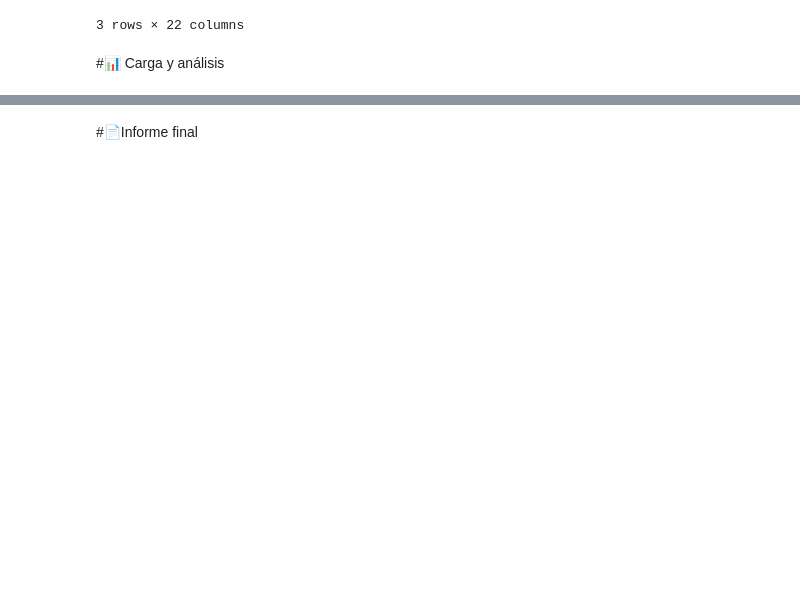
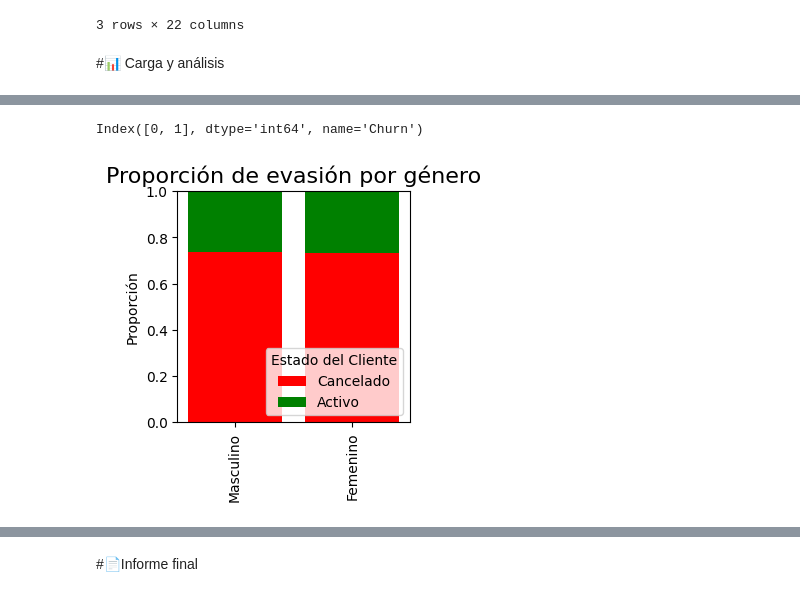
Before and after one commit to aylenfv/Challenge-TelecomX-ETL, a Jupyter notebook: src/TelecomX_LATAM.ipynb, the cells around one changed output, grey strips where cells are left out. Drawn from its saved outputs; the diff is of its cells as text; code cells hidden in the pictures; blank space fills up the shorter version.

```diff
--- a/src/TelecomX_LATAM.ipynb
+++ b/src/TelecomX_LATAM.ipynb
@@ -340,0 +495,30 @@ data_norm.sample(3)
+# %%
+df_t = data_norm.groupby(['customer.tenure', 'Churn']).size().groupby(level=0).apply(lambda x: x / x.sum()).unstack(fill_value=0)
+# %%
+df_t.columns
+# %% [output]
+Index([0, 1], dtype='int64', name='Churn')
+# %%
+def comparar_evasion(df, columna, etiquetas, titulo):
+
+    # Agrupamos y calculamos proporciones
+    df_t = df.groupby([columna, 'Churn']).size().groupby(level=0).apply(lambda x: x / x.sum()).unstack(fill_value=0)
+    x = etiquetas
+    y1 = df_t[0]
+    y2 = df_t[1]
+
+    # Creamos el gráfico
+    plt.figure(figsize=(3, 3))
+    plt.bar(x, y1, color='r', label = 'Cancelado')
+    plt.bar(x, y2, bottom=y1, color='g', label = 'Activo')
+
+    plt.title(f'Proporción de evasión por {titulo}', fontsize=16)
+    plt.ylabel('Proporción')
+    plt.ylim(0,1)
+    plt.xticks(rotation=90)
+    plt.legend(title='Estado del Cliente', labels=["Cancelado", 'Activo'], loc='lower right')
+    plt.show()
+# %%
+comparar_evasion(data_norm, 'customer.gender', ['Masculino', 'Femenino'], 'género')
+# %% [output]
+[figure, added]
```
Also changed, not shown: parts of 37 cells of this notebook.
